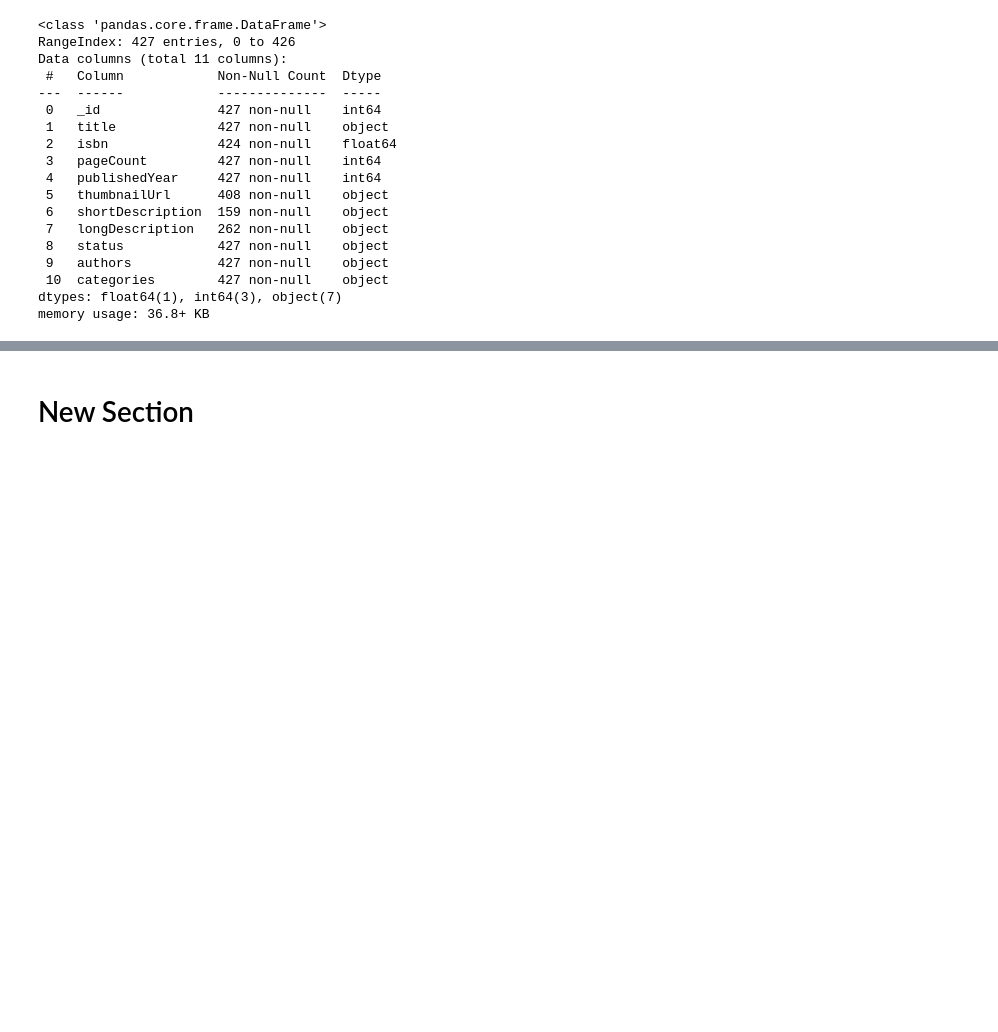
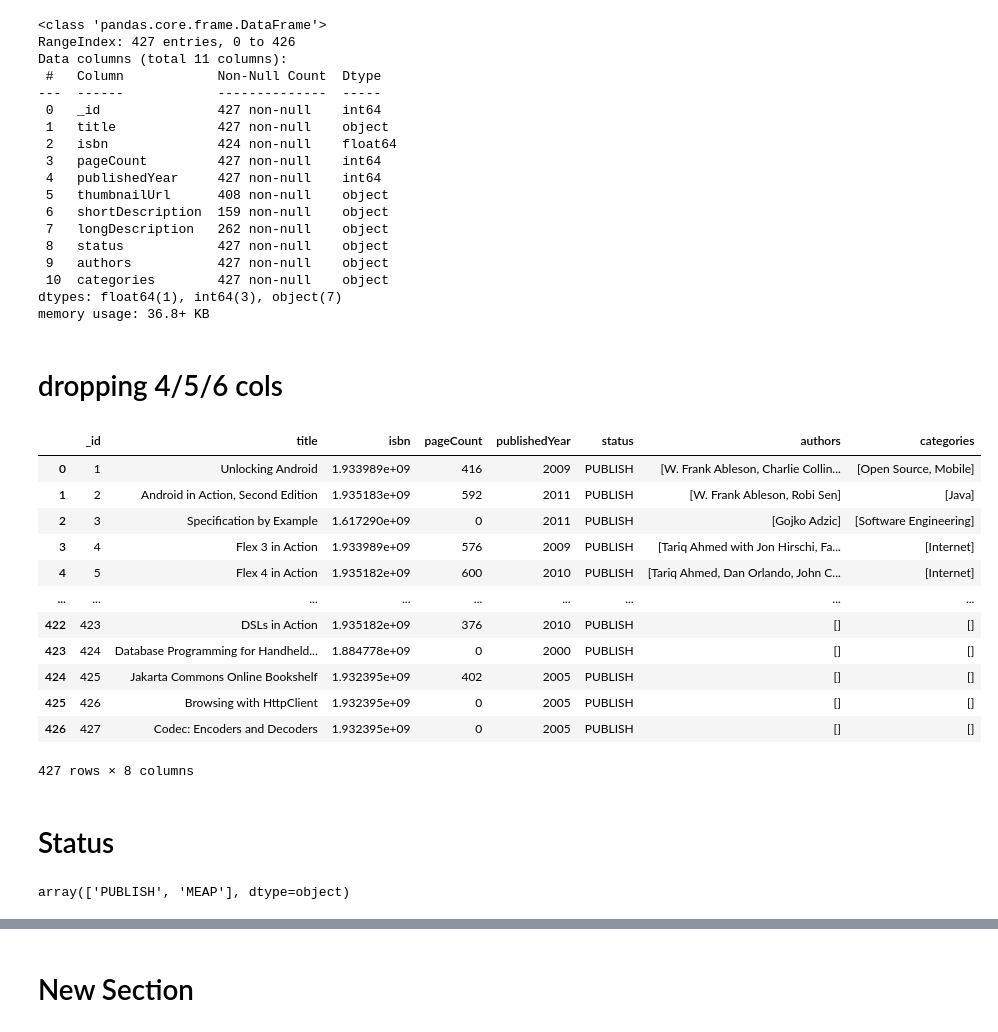
Before and after one commit to sujataprasad01/Books-JSON-data-for-scrapping-analysis, a Jupyter notebook: Project_4_Using_JSON_data_for_analysis.ipynb, the cells around one changed output, grey strips where cells are left out. Cells and saved outputs as stored; diff of their text form; code cells hidden in the pictures; blank space fills up the shorter version.

```diff
--- a/Project_4_Using_JSON_data_for_analysis.ipynb
+++ b/Project_4_Using_JSON_data_for_analysis.ipynb
@@ -921,3 +912,32 @@ Data columns (total 11 columns):
  10  categories        427 non-null    object
 dtypes: float64(1), int64(3), object(7)
 memory usage: 36.8+ KB
+# %% [markdown]
+# dropping 4/5/6 cols
+# %%
+columns_to_drop = ['thumbnailUrl', 'shortDescription', 'longDescription']
+df.drop(columns=columns_to_drop, inplace=True)
+
+# df.drop(['thumbnailUrl', 'shortDescription', 'longDescription'], inplace=True)
+# %%
+df
+# %% [output]
+|  | _id | title | isbn | pageCount | publishedYear | status | authors | categories |
+| 0 | 1 | Unlocking Android | 1.933989e+09 | 416 | 2009 | PUBLISH | [W. Frank Ableson, Charlie Collin... | [Open Source, Mobile] |
+| 1 | 2 | Android in Action, Second Edition | 1.935183e+09 | 592 | 2011 | PUBLISH | [W. Frank Ableson, Robi Sen] | [Java] |
+| 2 | 3 | Specification by Example | 1.617290e+09 | 0 | 2011 | PUBLISH | [Gojko Adzic] | [Software Engineering] |
+| 3 | 4 | Flex 3 in Action | 1.933989e+09 | 576 | 2009 | PUBLISH | [Tariq Ahmed with Jon Hirschi, Fa... | [Internet] |
+| 4 | 5 | Flex 4 in Action | 1.935182e+09 | 600 | 2010 | PUBLISH | [Tariq Ahmed, Dan Orlando, John C... | [Internet] |
+| ... | ... | ... | ... | ... | ... | ... | ... | ... |
+| 422 | 423 | DSLs in Action | 1.935182e+09 | 376 | 2010 | PUBLISH | [] | [] |
+| 423 | 424 | Database Programming for Handheld... | 1.884778e+09 | 0 | 2000 | PUBLISH | [] | [] |
+| 424 | 425 | Jakarta Commons Online Bookshelf | 1.932395e+09 | 402 | 2005 | PUBLISH | [] | [] |
+| 425 | 426 | Browsing with HttpClient | 1.932395e+09 | 0 | 2005 | PUBLISH | [] | [] |
+| 426 | 427 | Codec: Encoders and Decoders | 1.932395e+09 | 0 | 2005 | PUBLISH | [] | [] |
+427 rows × 8 columns
+# %% [markdown]
+# Status
+# %%
+df['status'].unique()
+# %% [output]
+array(['PUBLISH', 'MEAP'], dtype=object)
```
Also changed, not shown: parts of 24 cells of this notebook.
